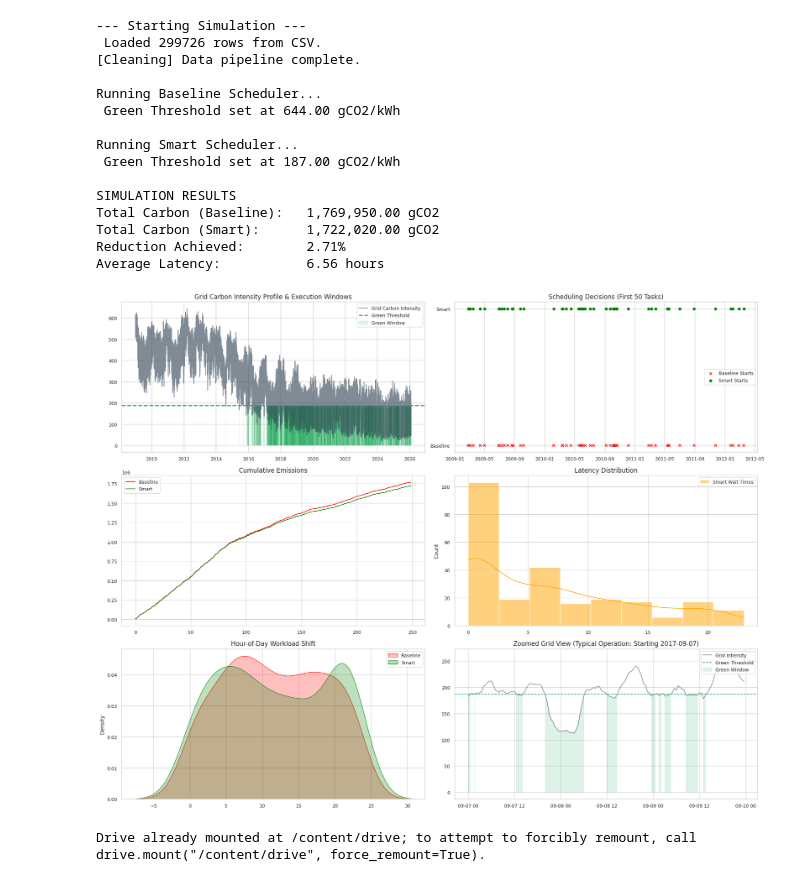
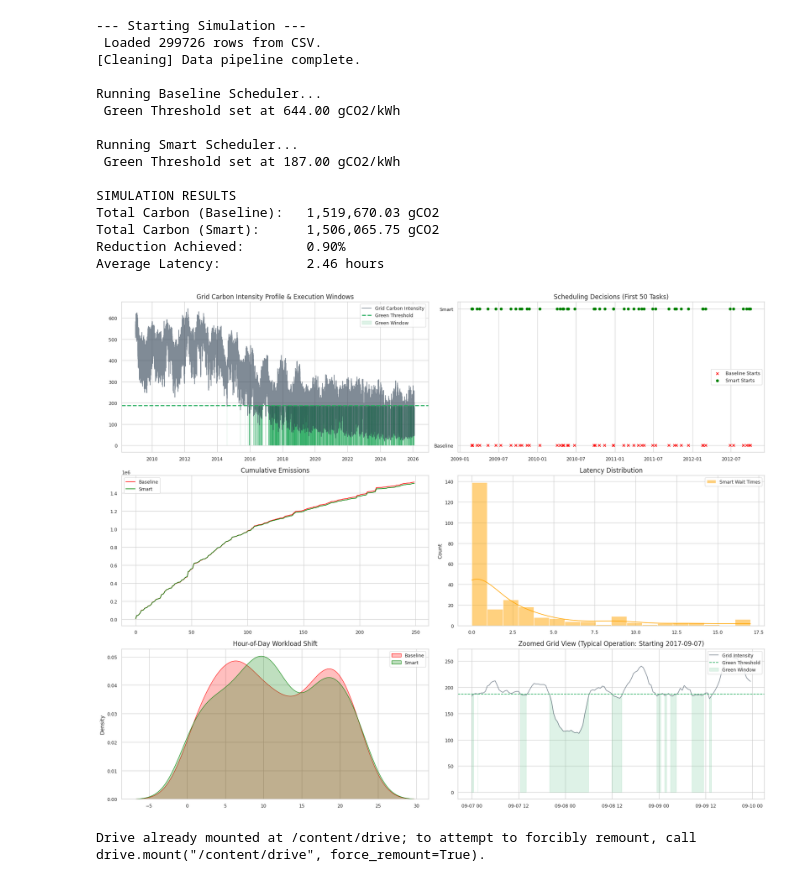
Before and after one commit to CodeShark-pro/carbon-aware-scheduler, a Jupyter notebook: Research_Mark3.ipynb, the cells around one changed output. Cells and saved outputs as stored; diff of their text form; code cells hidden in the pictures.

```diff
--- a/Research_Mark3.ipynb
+++ b/Research_Mark3.ipynb
@@ -114,14 +114,10 @@ class Task:
     def __init__(self, task_id, arrival_time, duration_slots, power_kw, max_delay_slots):
         self.id = task_id
         self.arrival_time = arrival_time
-        self.duration = duration_slots
-        self.power = power_kw
-        self.deadline = arrival_time + timedelta(minutes=30*max_delay_slots)
+        self.duration = int(duration_slots)
+        self.power = float(power_kw)
+        self.deadline = arrival_time + timedelta(minutes=30 * int(max_delay_slots))
 
-        self.start_time = None
-        self.finish_time = None
-        self.carbon_emitted = 0.0
-        self.waited_hours = 0.0
 
 class CarbonAwareScheduler:
     def __init__(self, grid_df, percentile_threshold=40):
@@ -171,13 +167,36 @@ class CarbonAwareScheduler:
 # MAIN EXECUTION & VISUALIZATION
 # =============================================================================
 
-def generate_random_workload(df, n_tasks=100):
+def generate_random_workload(df, n_tasks=200):
+    """
+    Generates a synthetic workload using authentic statistical distributions
+    found in production datacenters (e.g., Alibaba Cluster Trace).
+    """
     tasks = []
     max_idx = len(df) - 48*2
+
+
+    np.random.seed(42)
+
+
+    arrival_indices = np.random.randint(0, max_idx, size=n_tasks)
+
+
+    durations = np.random.exponential(scale=4.0, size=n_tasks)
+    durations = np.clip(np.round(durations), 1, 48).astype(int) # Min 30m, Max 24h
+
+
+    powers = np.random.normal(loc=10.0, scale=3.0, size=n_tasks)
+    powers = np.clip(powers, 1.0, 50.0) # Ensure no negative power
+
+
+    delays = np.random.exponential(scale=12.0, size=n_tasks)
+    delays = np.clip(np.round(delays), 2, 72).astype(int)
+
     for i in range(n_tasks):
-        rand_idx = random.randint(0, max_idx)
-        arrival = df.index[rand_idx]
-        tasks.append(Task(i, arrival, random.randint(2, 8), 10.0, random.randint(6, 48)))
+        arrival = df.index[arrival_indices[i]]
+        tasks.append(Task(i, arrival, durations[i], powers[i], delays[i]))
+
     return tasks
 
 if __name__ == "__main__":
@@ -280,7 +299,7 @@ if __name__ == "__main__":
     for i in range(0, len(clean_df) - window_size, 48):
         window = clean_df.iloc[i : i+window_size]
         # Count how many times we go from above-to-below or below-to-above
-        crossings = np.sum(np.diff(window['carbon_intensity'] > threshold))
+        crossings = np.sum(np.diff((window['carbon_intensity'] > threshold).astype(int)) != 0)
 
         if crossings > max_crossings:
             max_crossings = crossings
@@ -289,38 +308,38 @@ if __name__ == "__main__":
     # 2. SELECT THAT WINDOW
     view = clean_df.iloc[best_start_idx : best_start_idx + window_size]
     start_date_str = view.index[0].strftime('%Y-%m-%d')
 
     # 3. PLOT AS NORMAL (No fake thresholds)
     ax6.plot(view.index, view['carbon_intensity'], color='#2c3e50', alpha=0.6, label='Grid Intensity')
     ax6.axhline(threshold, color='#27ae60', linestyle='--', label='Green Threshold')
 
     # Fill the TRUE green windows
     ax6.fill_between(view.index, 0, view['carbon_intensity'],
                      where=(view['carbon_intensity'] <= threshold),
                      color='#27ae60', alpha=0.15, label='Green Window')
 
     ax6.set_title(f'Zoomed Grid View (Typical Operation: Starting {start_date_str})')
     ax6.legend(loc='upper right')
 
     plt.tight_layout()
     plt.show()
 # %% [output]
 --- Starting Simulation ---
  Loaded 299726 rows from CSV.
 [Cleaning] Data pipeline complete.
 
 Running Baseline Scheduler...
  Green Threshold set at 644.00 gCO2/kWh
 
 Running Smart Scheduler...
  Green Threshold set at 187.00 gCO2/kWh
 
 SIMULATION RESULTS
-Total Carbon (Baseline):   1,769,950.00 gCO2
-Total Carbon (Smart):      1,722,020.00 gCO2
-Reduction Achieved:        2.71%
-Average Latency:           6.56 hours
+Total Carbon (Baseline):   1,519,670.03 gCO2
+Total Carbon (Smart):      1,506,065.75 gCO2
+Reduction Achieved:        0.90%
+Average Latency:           2.46 hours
-[figure, old version]
+[figure, new version]
 # %%
 from google.colab import drive
 drive.mount('/content/drive')
```
